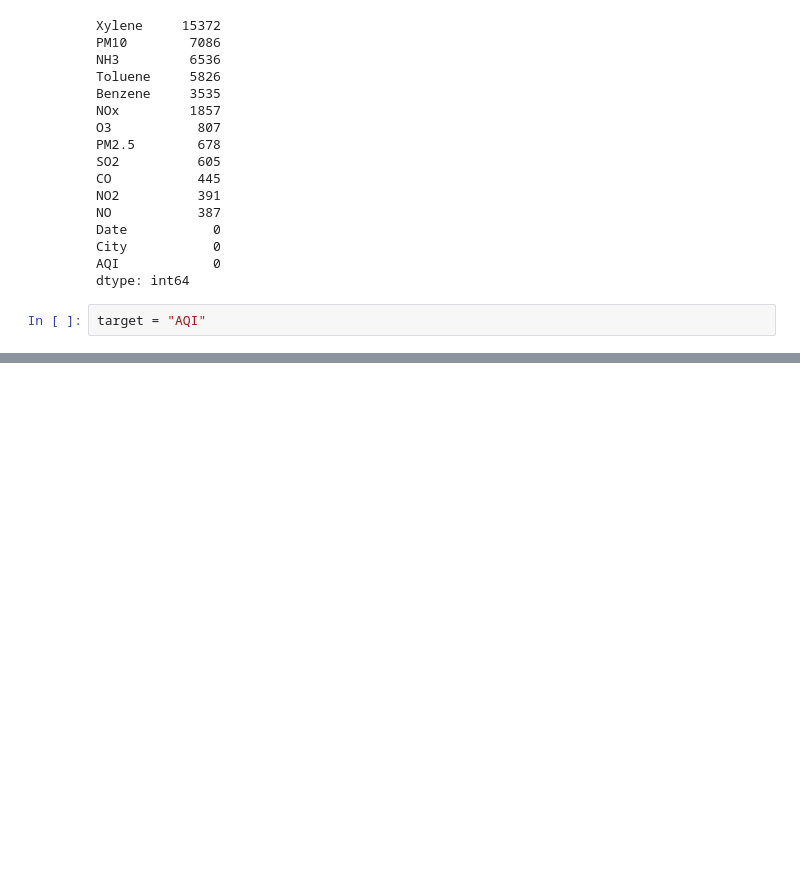
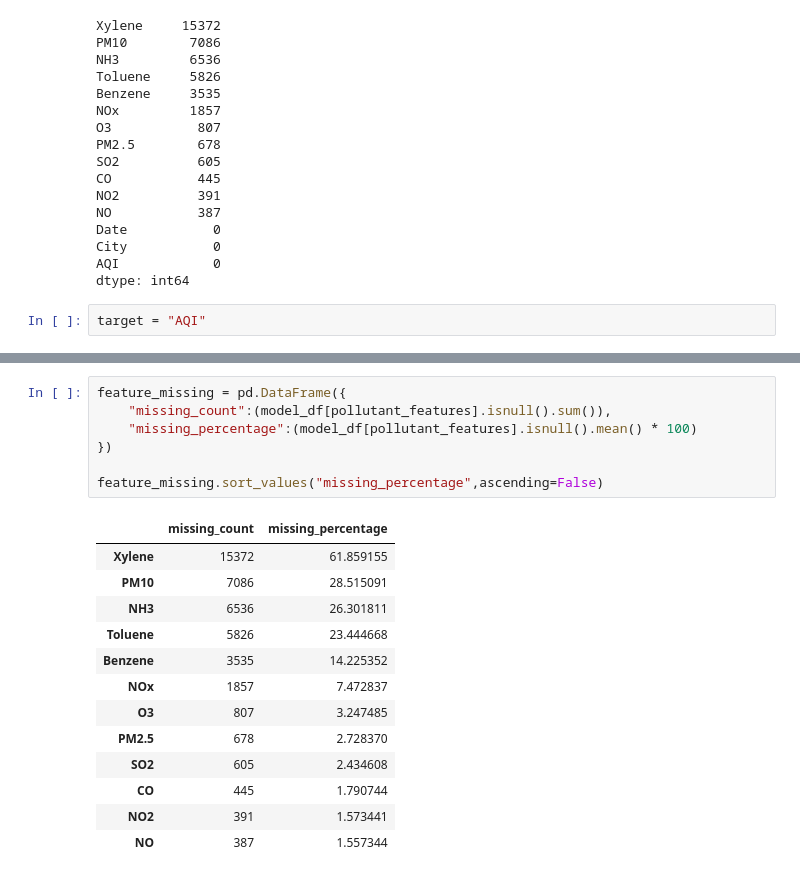
Before and after one commit to omkarsatpute18/AQI-air-quality-prediction, a Jupyter notebook: main.ipynb, the cells around one changed output, grey strips where cells are left out. Cells and saved outputs as stored; diff of their text form; blank space fills up the shorter version.

```diff
--- a/main.ipynb
+++ b/main.ipynb
@@ -782,0 +796,21 @@ pollutant_features
+# %%
+feature_missing = pd.DataFrame({
+    "missing_count":(model_df[pollutant_features].isnull().sum()),
+    "missing_percentage":(model_df[pollutant_features].isnull().mean() * 100)
+})
+
+feature_missing.sort_values("missing_percentage",ascending=False)
+# %% [output]
+|  | missing_count | missing_percentage |
+| Xylene | 15372 | 61.859155 |
+| PM10 | 7086 | 28.515091 |
+| NH3 | 6536 | 26.301811 |
+| Toluene | 5826 | 23.444668 |
+| Benzene | 3535 | 14.225352 |
+| NOx | 1857 | 7.472837 |
+| O3 | 807 | 3.247485 |
+| PM2.5 | 678 | 2.728370 |
+| SO2 | 605 | 2.434608 |
+| CO | 445 | 1.790744 |
+| NO2 | 391 | 1.573441 |
+| NO | 387 | 1.557344 |
```
Also changed, not shown: parts of 19 cells of this notebook.
